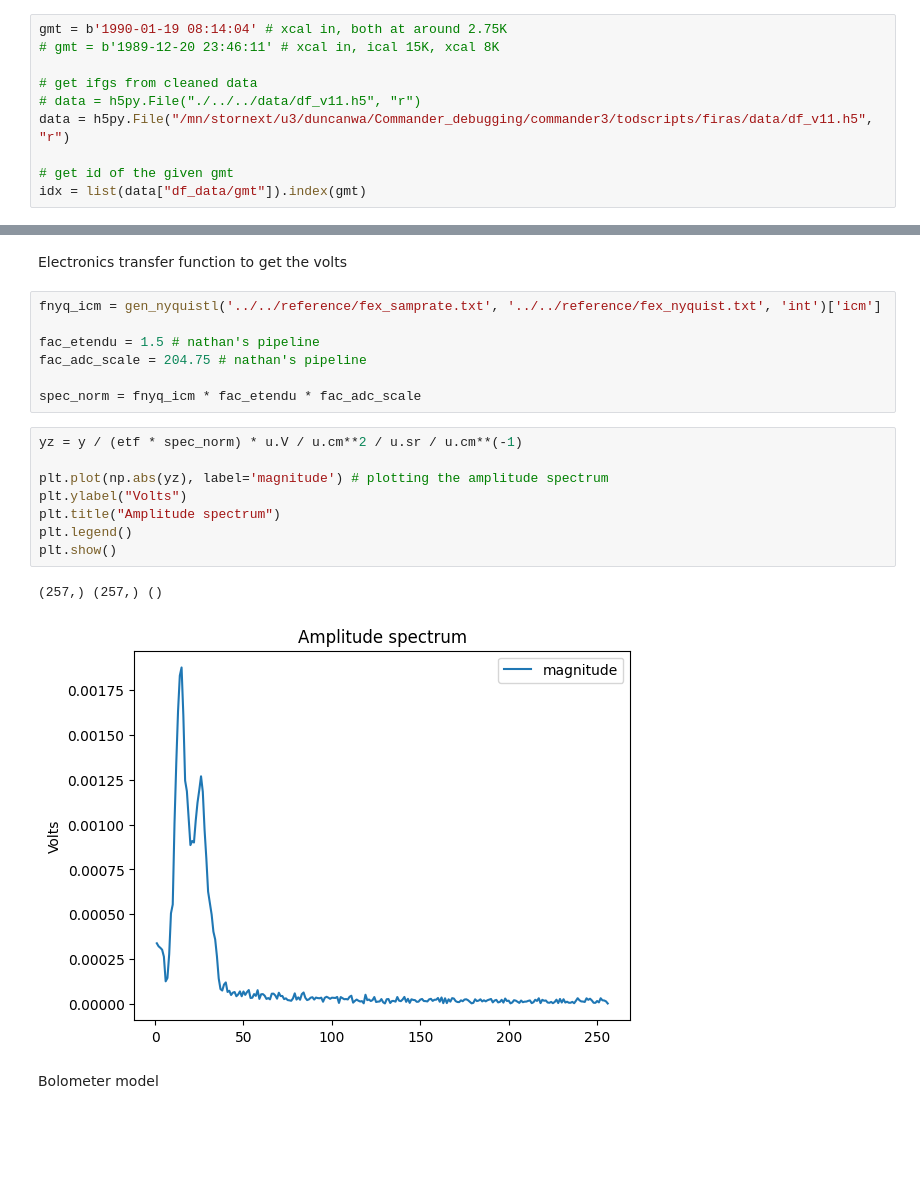
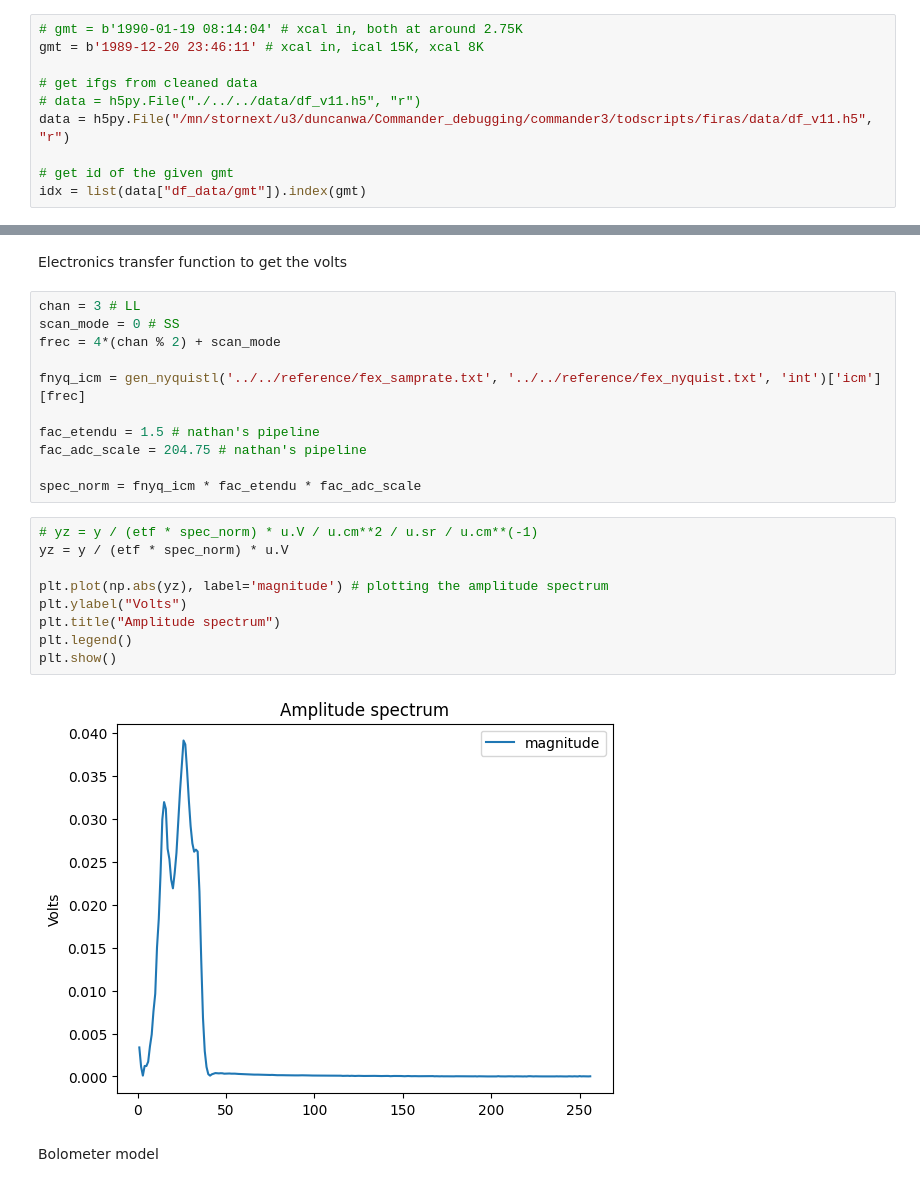
Before and after one commit to Cosmoglobe/FIRAS-Pass5, a Jupyter notebook: commander3/todscripts/firas/src/eda/produce_spectra.ipynb, the cells around one changed output, grey strips where cells are left out. Drawn from its saved outputs; the diff is of its cells as text; blank space fills up the shorter version.

```diff
--- a/commander3/todscripts/firas/src/eda/produce_spectra.ipynb
+++ b/commander3/todscripts/firas/src/eda/produce_spectra.ipynb
@@ -32,8 +28,8 @@ f = nu.to(u.GHz, equivalencies=u.spectral())
 # %% [markdown]
 Get interferograms
 # %%
-gmt = b'1990-01-19 08:14:04' # xcal in, both at around 2.75K
-# gmt = b'1989-12-20 23:46:11' # xcal in, ical 15K, xcal 8K
+# gmt = b'1990-01-19 08:14:04' # xcal in, both at around 2.75K
+gmt = b'1989-12-20 23:46:11' # xcal in, ical 15K, xcal 8K
 
 # get ifgs from cleaned data
 # data = h5py.File("./../../data/df_v11.h5", "r")
@@ -343,23 +342,27 @@ plt.show()
 # %% [markdown]
 Electronics transfer function to get the volts
 # %%
-fnyq_icm = gen_nyquistl('../../reference/fex_samprate.txt', '../../reference/fex_nyquist.txt', 'int')['icm']
+chan = 3 # LL
+scan_mode = 0 # SS
+frec = 4*(chan % 2) + scan_mode
+
+fnyq_icm = gen_nyquistl('../../reference/fex_samprate.txt', '../../reference/fex_nyquist.txt', 'int')['icm'][frec]
 
 fac_etendu = 1.5 # nathan's pipeline
 fac_adc_scale = 204.75 # nathan's pipeline
 
 spec_norm = fnyq_icm * fac_etendu * fac_adc_scale
 # %%
-yz = y / (etf * spec_norm) * u.V / u.cm**2 / u.sr / u.cm**(-1)
+# yz = y / (etf * spec_norm) * u.V / u.cm**2 / u.sr / u.cm**(-1)
+yz = y / (etf * spec_norm) * u.V
 
 plt.plot(np.abs(yz), label='magnitude') # plotting the amplitude spectrum
 plt.ylabel("Volts")
 plt.title("Amplitude spectrum")
 plt.legend()
 plt.show()
 # %% [output]
-(257,) (257,) ()
-[figure, old version]
+[figure, new version]
 # %% [markdown]
 Bolometer model
 # %%
```
Also changed, not shown: parts of 29 cells of this notebook, 1 other file.
